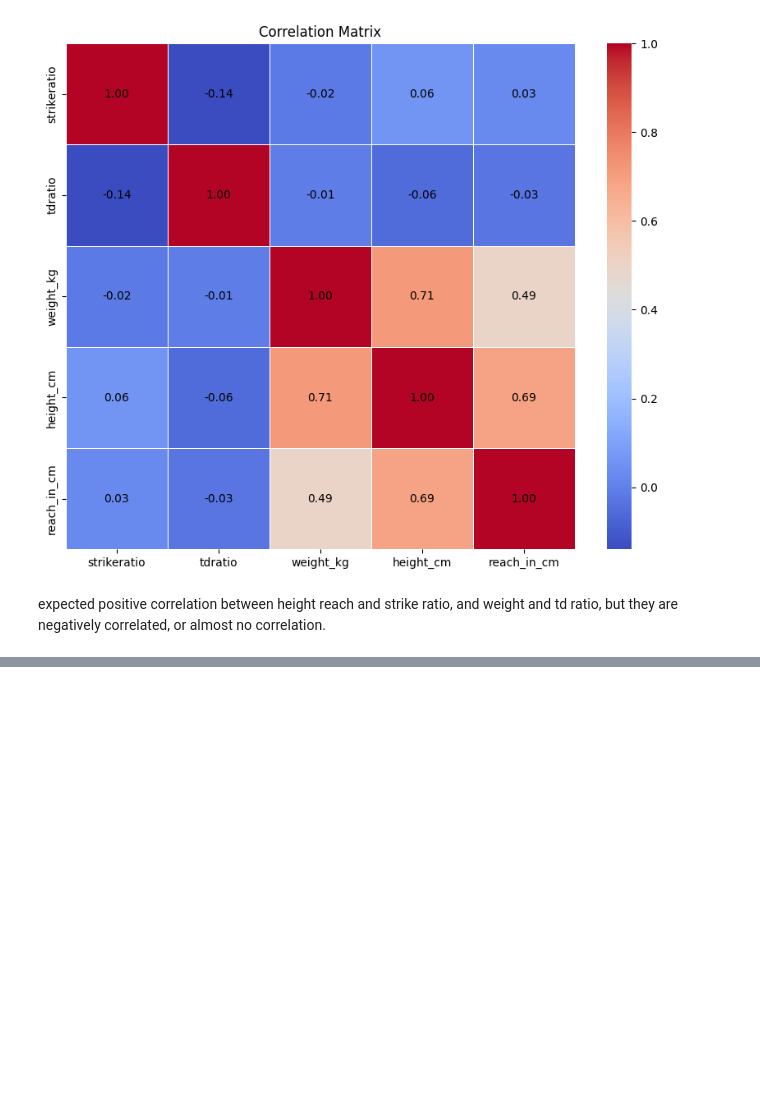
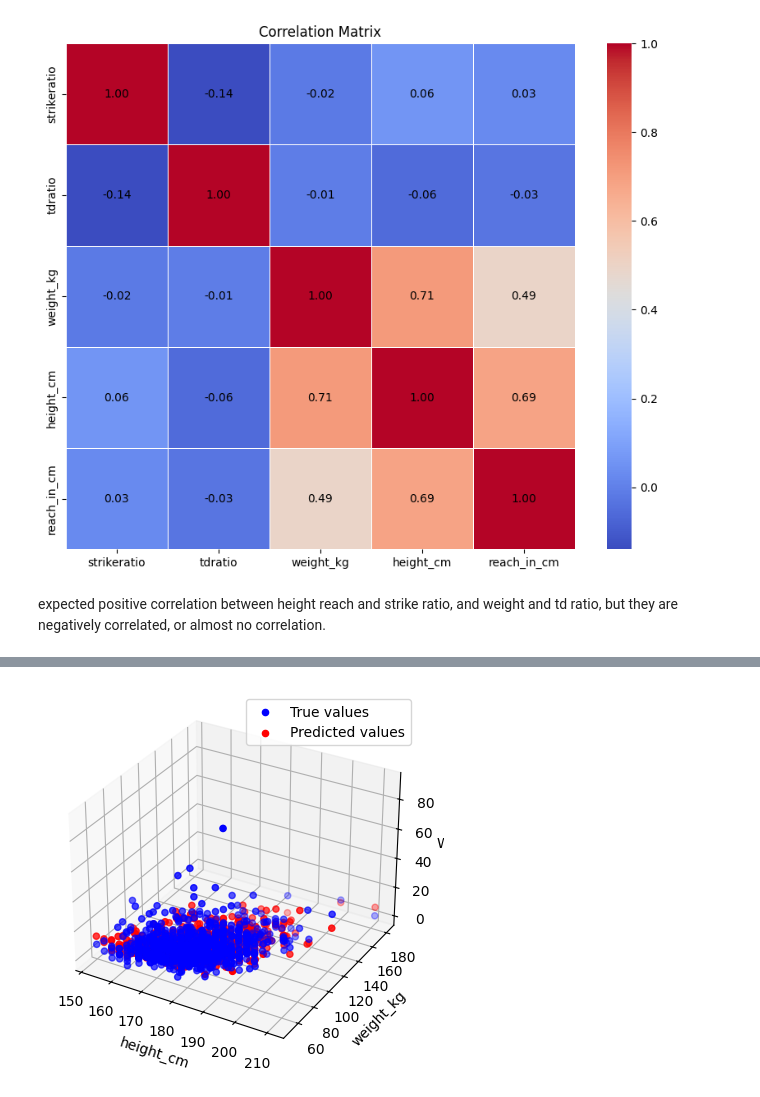
Before and after one commit to ImtiazAli1/INM701, a Jupyter notebook: cw.ipynb, the cells around one changed output, grey strips where cells are left out. Drawn from its saved outputs; the diff is of its cells as text; code cells hidden in the pictures; blank space fills up the shorter version.

```diff
--- a/cw.ipynb
+++ b/cw.ipynb
@@ -280,3 +280,75 @@ plt.show()
 [figure]
 # %% [markdown]
 expected positive correlation between height reach and strike ratio, and weight and td ratio, but they are negatively correlated, or almost no correlation.
+# %%
+import os
+import pandas as pd
+from sklearn.model_selection import train_test_split
+from sklearn.impute import SimpleImputer
+from sklearn.neighbors import KNeighborsRegressor
+import matplotlib.pyplot as plt
+from mpl_toolkits.mplot3d import Axes3D
+
+# Load your dataset
+path = "."
+filename_read = os.path.join(path, "newufc.csv")
+df = pd.read_csv(filename_read, na_values=['NA', '?'])
+
+# Get a list of all numeric columns in the DataFrame
+numeric_columns = df.select_dtypes(include=['number']).columns
+
+# Apply median imputation to all numeric columns
+df[numeric_columns] = df[numeric_columns].apply(lambda x: x.fillna(x.median()))
+
+
+# Assuming 'wins' is your target variable
+result = [col for col in df.columns if col != 'wins']
+
+# Convert relevant columns to numeric
+df[result] = df[result].apply(pd.to_numeric, errors='coerce')
+
+# Check lengths before imputation
+print("Before imputation:")
+print(df[result].count())
+
+# Fill NaN values with the mean of each column
+imputer = SimpleImputer(strategy='mean')
+df[result] = imputer.fit_transform(df[result])
+
+# Check lengths after imputation
+print("After imputation:")
+print(df[result].count())
+
+X = df[result].values
+y = df['wins'].values
+
+# Perform the split
+X_train, X_temp, y_train, y_temp = train_test_split(X, y, test_size=0.4, random_state=42)
+X_val, X_test, y_val, y_test = train_test_split(X_temp, y_temp, test_size=0.5, random_state=42)
+
+# Print the shapes of the resulting sets to verify the split
+print(f"X_train shape: {X_train.shape}, y_train shape: {y_train.shape}")
+print(f"X_val shape: {X_val.shape}, y_val shape: {y_val.shape}")
+print(f"X_test shape: {X_test.shape}, y_test shape: {y_test.shape}")
+
+# Train a k-NN regressor
+knn_regressor = KNeighborsRegressor(n_neighbors=5)
+knn_regressor.fit(X_train, y_train)
+
+# Make predictions on the validation set
+y_pred = knn_regressor.predict(X_val)
+
+# 3D Scatter Plot
+fig = plt.figure()
+ax = fig.add_subplot(111, projection='3d')
+
+ax.scatter(X_val[:, 2], X_val[:, 3], y_val, color='b', label='True values')
+ax.scatter(X_val[:, 2], X_val[:, 3], y_pred, color='r', label='Predicted values')
+
+ax.set_xlabel(result[2])
+ax.set_ylabel(result[3])
+ax.set_zlabel('Wins')
+
+plt.legend()
+plt.show()
+# %% [output]
@@ -282,0 +372 @@ expected positive correlation between height reach and strike ratio, and weight
+[figure, added]
```
Also changed, not shown: parts of 2 cells of this notebook.
